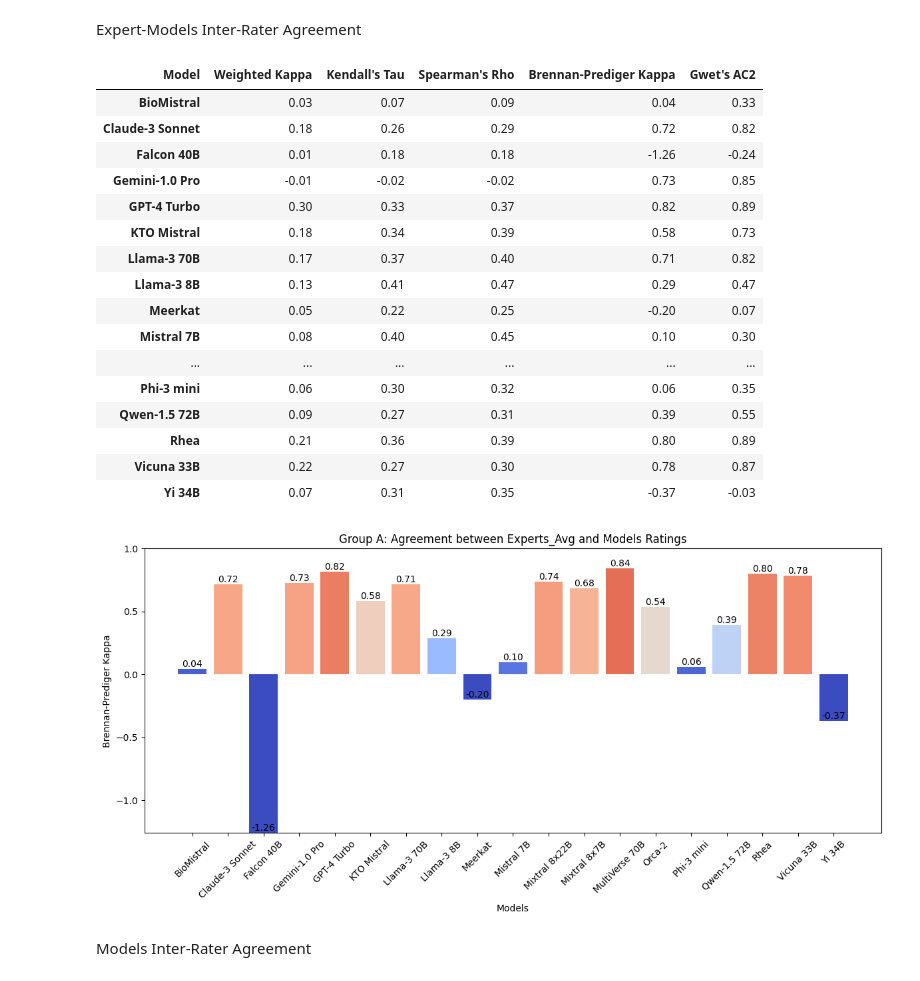
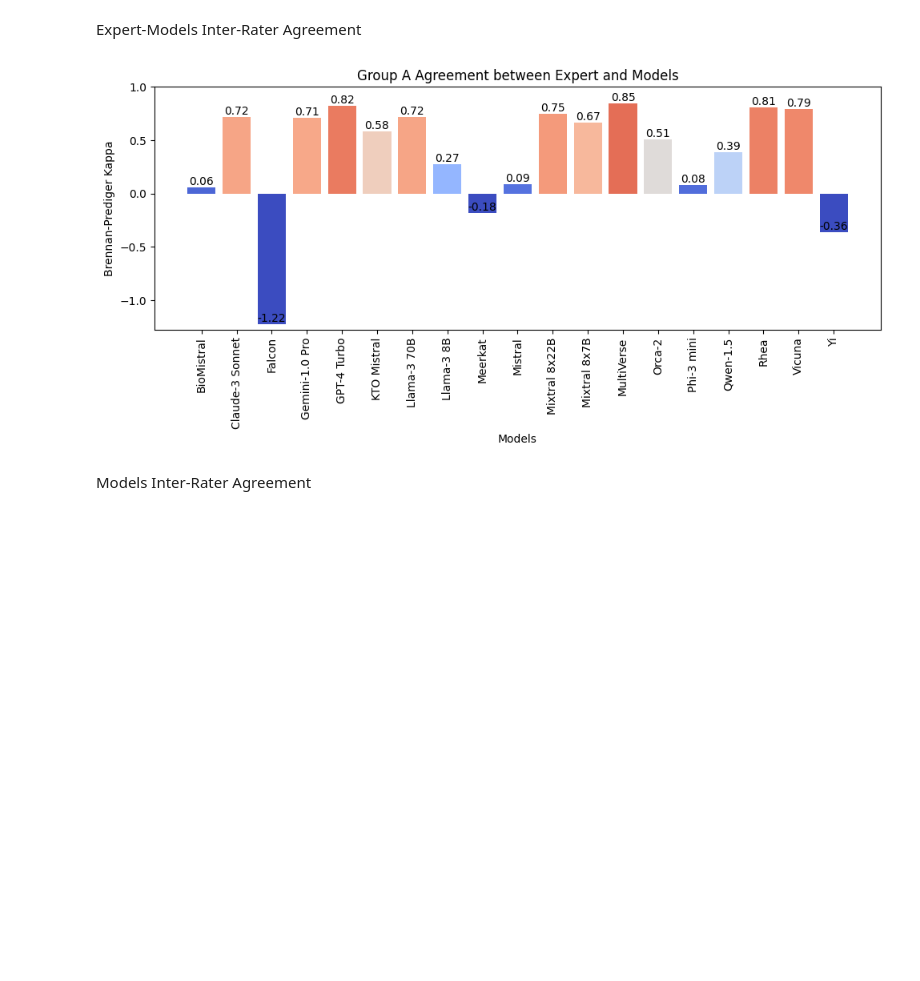
Before and after one commit to mm-khalil1/Evaluate_Medical_Video_Credibility_Using_LLMs, a Jupyter notebook: Results_Analysis/all_LLMs_plots_and_statistics.ipynb, the cells around one changed output. Cells and saved outputs as stored; diff of their text form; code cells hidden in the pictures; blank space fills up the shorter version.

```diff
--- a/Results_Analysis/all_LLMs_plots_and_statistics.ipynb
+++ b/Results_Analysis/all_LLMs_plots_and_statistics.ipynb
@@ -265,9 +253,8 @@ models_dir = '../../../Results/LLMs_Responses'
 model_names = list(model_names_and_files.keys())
 
 for model_name, model_file in model_names_and_files.items():
-    # model_name = model_file.split('-response')[0]
     model_path = os.path.join(models_dir, model_file)
-    model_df = pd.read_csv(model_path, encoding='utf-8', usecols=['Video ID'] + MODEL_15_SCORE_COLUMNS[:])
+    model_df = pd.read_csv(model_path, encoding='utf-8', usecols=['Video ID'] + QUESTIONS_COLUMNS[:])
 
     groupA_df = process_model_group(model_name, model_df, groupA_df,
                                             questions_to_sum=['Q1', 'Q4', 'Q6', 'Q7', 'Q8'],
@@ -275,7 +262,7 @@ for model_name, model_file in model_names_and_files.items():
                                             group_num=1)
 
     groupB_df = process_model_group(model_name, model_df, groupB_df,
-                                            questions_to_sum=MODEL_15_SCORE_COLUMNS)
+                                            questions_to_sum=QUESTIONS_COLUMNS)
 
 print('Group A shape:', groupA_df.shape)
 groupA_df.head(2)
@@ -359,33 +348,18 @@ Expert-Models Inter-Rater Agreement
 # %%
 rater1_columns = ['Experts_Avg'] * len(model_names)
 
-stat_groupA_df = plot_agreement_barplot(groupA_df, rater1_columns, model_names,
-                                        'Experts_Avg', 'Models',
-                                        categories, agreement_coef, weights_type,
-                                        topic_name=topic_name,
-                                        xlabel='Models', figsize=(12,6))
+groupA_agreement = calculate_stat_df(groupA_df, rater1_columns, model_names,
+                                         categories, agreement_coef, weights_type)
 
-stat_groupA_df = stat_groupA_df.T.rename_axis('Model', axis=1)
-stat_groupA_df.round(2)
+_ = create_plot('bar', data=groupA_agreement,
+                figsize=(10,5), xlabel='Models', ylabel=agreement_coef,
+                title=f'{topic_name} Agreement between Expert and Models',
+                xticks_rotation=90)
+
+# groupA_agreement = groupA_agreement.T.rename_axis('Model', axis=1)
+# groupA_agreement.round(2)
 # %% [output]
-| Model | Weighted Kappa | Kendall's Tau | Spearman's Rho | Brennan-Prediger Kappa | Gwet's AC2 |
-| BioMistral | 0.03 | 0.07 | 0.09 | 0.04 | 0.33 |
-| Claude-3 Sonnet | 0.18 | 0.26 | 0.29 | 0.72 | 0.82 |
-| Falcon 40B | 0.01 | 0.18 | 0.18 | -1.26 | -0.24 |
-| Gemini-1.0 Pro | -0.01 | -0.02 | -0.02 | 0.73 | 0.85 |
-| GPT-4 Turbo | 0.30 | 0.33 | 0.37 | 0.82 | 0.89 |
-| KTO Mistral | 0.18 | 0.34 | 0.39 | 0.58 | 0.73 |
-| Llama-3 70B | 0.17 | 0.37 | 0.40 | 0.71 | 0.82 |
-| Llama-3 8B | 0.13 | 0.41 | 0.47 | 0.29 | 0.47 |
-| Meerkat | 0.05 | 0.22 | 0.25 | -0.20 | 0.07 |
-| Mistral 7B | 0.08 | 0.40 | 0.45 | 0.10 | 0.30 |
-| ... | ... | ... | ... | ... | ... |
-| Phi-3 mini | 0.06 | 0.30 | 0.32 | 0.06 | 0.35 |
-| Qwen-1.5 72B | 0.09 | 0.27 | 0.31 | 0.39 | 0.55 |
-| Rhea | 0.21 | 0.36 | 0.39 | 0.80 | 0.89 |
-| Vicuna 33B | 0.22 | 0.27 | 0.30 | 0.78 | 0.87 |
-| Yi 34B | 0.07 | 0.31 | 0.35 | -0.37 | -0.03 |
-[figure, old version]
+[figure, new version]
 # %% [markdown]
 Models Inter-Rater Agreement
 # %%
```
Also changed, not shown: parts of 54 cells of this notebook, 2 other files.
